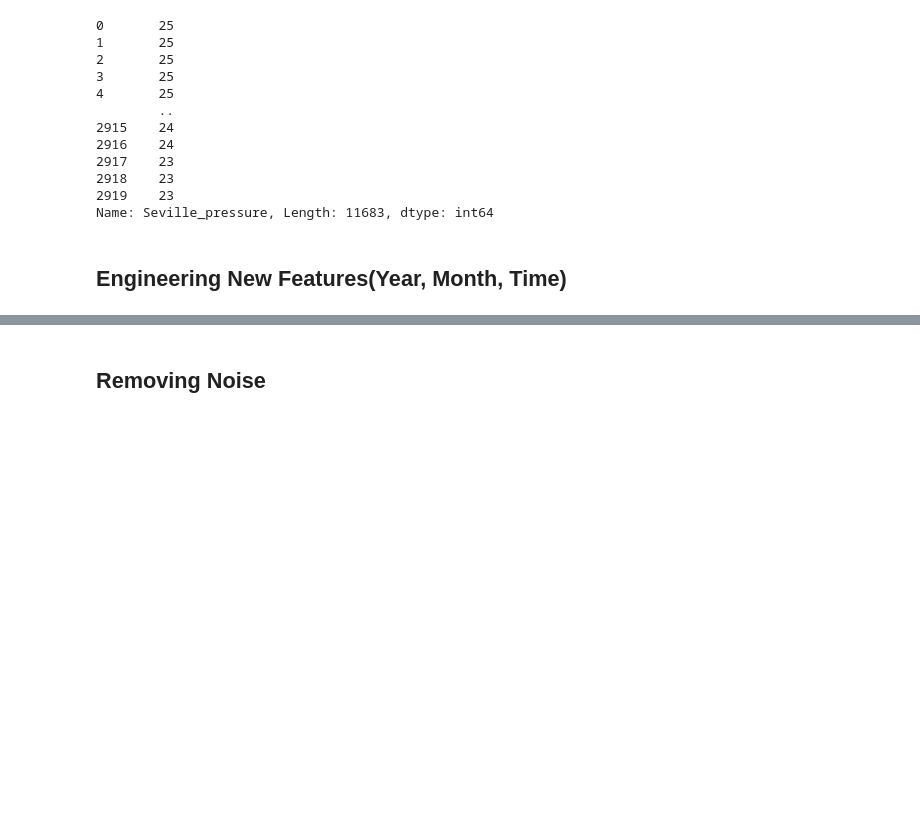
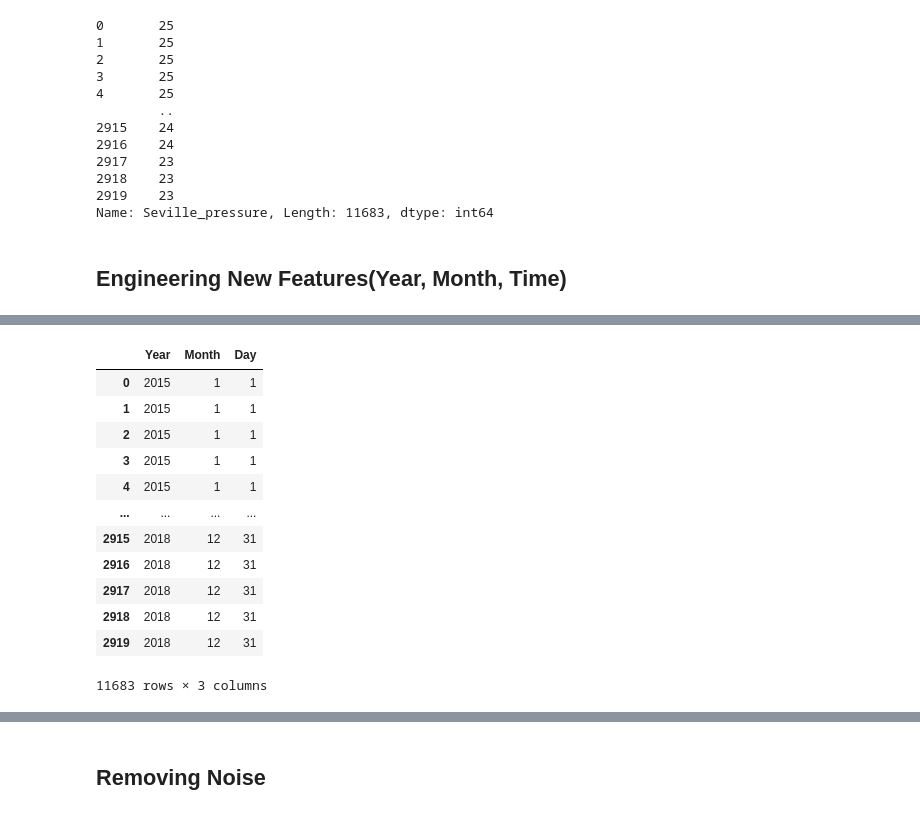
Before and after one commit to softmancho/load-shortfall-regression-predict-api, a Jupyter notebook: Advanced-Regression-Starter-Data/starter-notebook.ipynb, the cells around one changed output, grey strips where cells are left out. Cells and saved outputs as stored; diff of their text form; code cells hidden in the pictures; blank space fills up the shorter version.

```diff
--- a/Advanced-Regression-Starter-Data/starter-notebook.ipynb
+++ b/Advanced-Regression-Starter-Data/starter-notebook.ipynb
@@ -348,0 +364,4 @@ Name: Seville_pressure, Length: 11683, dtype: int64
+# %%
+# create new features
+df_train_test[['year_column','time_column']] = df_train_test['time'].str.split(" ",expand=True)
+df_train_test[['year_column','time_column']]
@@ -348,0 +412,17 @@ Name: Seville_pressure, Length: 11683, dtype: int64
+# %%
+df_train_test[['Year','Month','Day']] =df_train_test['year_column'].str.split("-",expand=True).astype(int)
+df_train_test[['Year','Month','Day']]
+# %% [output]
+|  | Year | Month | Day |
+| 0 | 2015 | 1 | 1 |
+| 1 | 2015 | 1 | 1 |
+| 2 | 2015 | 1 | 1 |
+| 3 | 2015 | 1 | 1 |
+| 4 | 2015 | 1 | 1 |
+| ... | ... | ... | ... |
+| 2915 | 2018 | 12 | 31 |
+| 2916 | 2018 | 12 | 31 |
+| 2917 | 2018 | 12 | 31 |
+| 2918 | 2018 | 12 | 31 |
+| 2919 | 2018 | 12 | 31 |
+11683 rows × 3 columns
```
Also changed, not shown: parts of 10 cells of this notebook.
